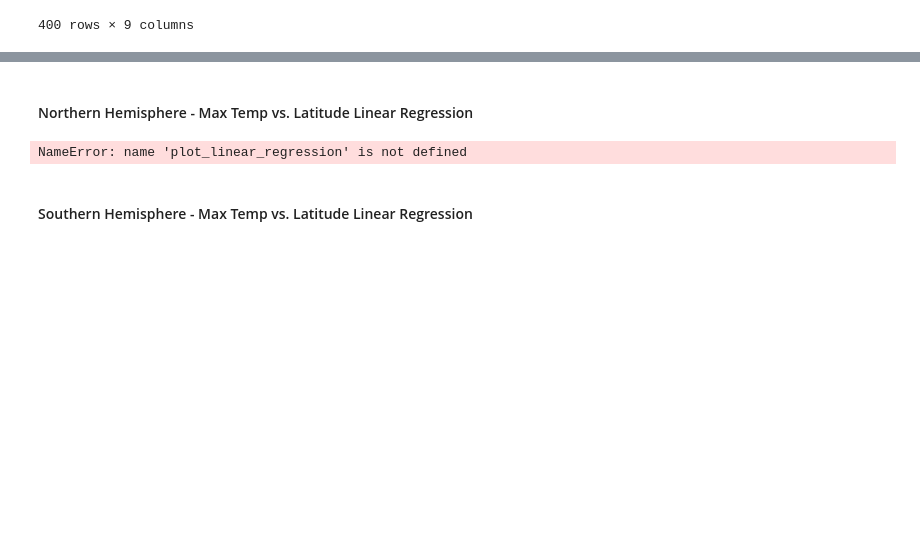
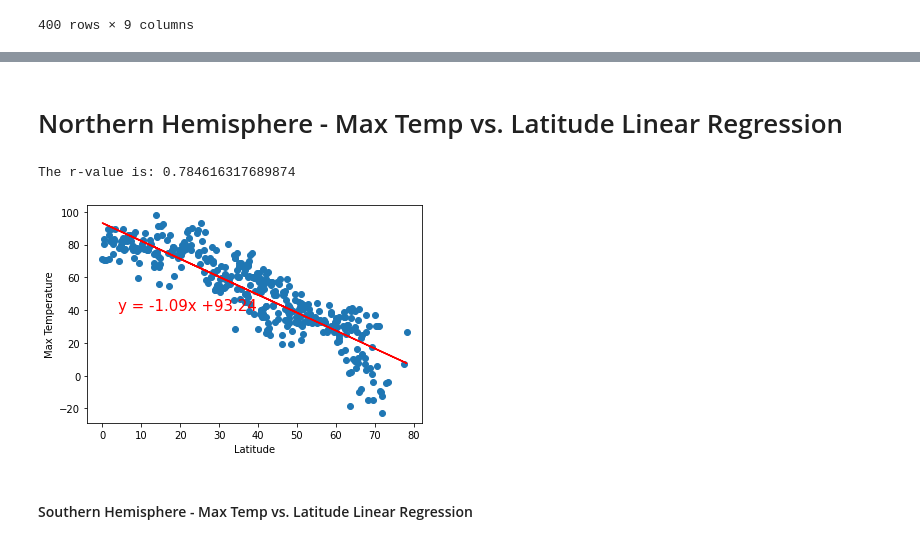
Before and after one commit to ismahanadan/What-is-the-Weather-Like-Python-API, a Jupyter notebook: What's the Weather Like-Python API/Instructions/starter_code/WeatherPy.ipynb, the cells around one changed output, grey strips where cells are left out. Cells and saved outputs as stored; diff of their text form; code cells hidden in the pictures; blank space fills up the shorter version.

Commit message:
adding linear regress plots for temps, humidity, and cloudiness for both hemispheres

```diff
--- a/What's the Weather Like-Python API/Instructions/starter_code/WeatherPy.ipynb
+++ b/What's the Weather Like-Python API/Instructions/starter_code/WeatherPy.ipynb
@@ -288,20 +288,21 @@ plt.show()
 # Linear Regression
 # %%
 #Create a function that will plot the linear regression plots
-#Then create a Dataframe for the cities in the northern latitute and sourthern latitute respectively
+#Then create a Dataframe for the cities in the Northern Hemsphere and Sourthern Hemisphere respectively
 
-def linear_regression_plot (x_values, y_values, tittle, text_coord):
-    (slope, intercept, rvalue, pvalue, stderr) = stats.linregress(x_values, y_values)
+def linear_regression_plot (x_values, y_values, tittle, text_coordinates):
+    (slope, intercept, rvalue, pvalue, stderr) = linregress(x_values, y_values)
     regress_values = x_values * slope + intercept
     line_eq = "y = " + str(round(slope,2)) + "x +" + str(round(intercept,2))
 
     plt.scatter(x_values,y_values)
     plt.plot(x_values,regress_values,"r-")
+    plt.annotate(line_eq,text_coordinates,fontsize=15,color="red")
 
 # Label plot and annotate the line equation
     plt.xlabel('Latitude')
-    plt.ylabel('Temperature')
-    plt.annotate(line_eq,(20,15),fontsize=15,color="red")
+#     plt.ylabel(title)
+
 
 # Print r value
     print(f"The r-value is: {rvalue**2}")
@@ -309,11 +310,9 @@ def linear_regression_plot (x_values, y_values, tittle, text_coord):
 # Show plot
     plt.show()
 # %%
-# Create Northern and Southern Hemisphere DataFrames
-northlat_df = weather_data.loc[weather_data["Latitude"] >= 0,:]
-southlat_df = weather_data.loc[weather_data["Latitude"] < 0,:]
-
-northlat_df
+# Create Northern Hemisphere DataFrame
+northernlat_df = weather_data.loc[weather_data["Latitude"] >= 0,:]
+northernlat_df
 # %% [output]
 |  | Date | Country | City | Latitude | Longtitue | Humidity | Max Temperature | Windspeed | Cloudiness |
 | 0 | 1617334630 | LR | Buchanan | 5.8808 | -10.0467 | 93 | 77.23 | 2.28 | 89 |
@@ -331,24 +348,17 @@ northlat_df
 # %% [markdown]
-####  Northern Hemisphere - Max Temp vs. Latitude Linear Regression
+# Northern Hemisphere - Max Temp vs. Latitude Linear Regression
-# %%
-# Create Plot
-x_values = northlat_df["Latitude"]
-y_values = northlat_df["Max Temperature"]
-plot_linear_regression(x_values,y_values,'Max Temperature',(6,30))
-# plt.scatter(x_values,y_values)
-# plt.plot(x_values,regress_values,"r-")
-
-# # Label plot and annotate the line equation
-# plt.xlabel('Latitude')
-# plt.ylabel('Max Temperature')
-# plt.annotate(line_eq,(20,15),fontsize=15,color="red")
-
-# # Print r value
-# print(f"The r-value is: {rvalue**2}")
-
-# Show plot
-plt.show()
-# %% [output]
-NameError: name 'plot_linear_regression' is not defined
+# %%
+# # Create Plot
+x_values = northernlat_df["Latitude"]
+y_values = northernlat_df["Max Temperature"]
+plt.xlabel('Latitude')
+plt.ylabel('Max Temperature')
+linear_regression_plot(x_values,y_values,'Max Temperature',(4,40))
+
+# Show plot
+plt.show()
+# %% [output]
+The r-value is: 0.784616317689874
+[figure, added]
 # %% [markdown]
 ####  Southern Hemisphere - Max Temp vs. Latitude Linear Regression
```
Also changed, not shown: parts of 4 cells of this notebook.
